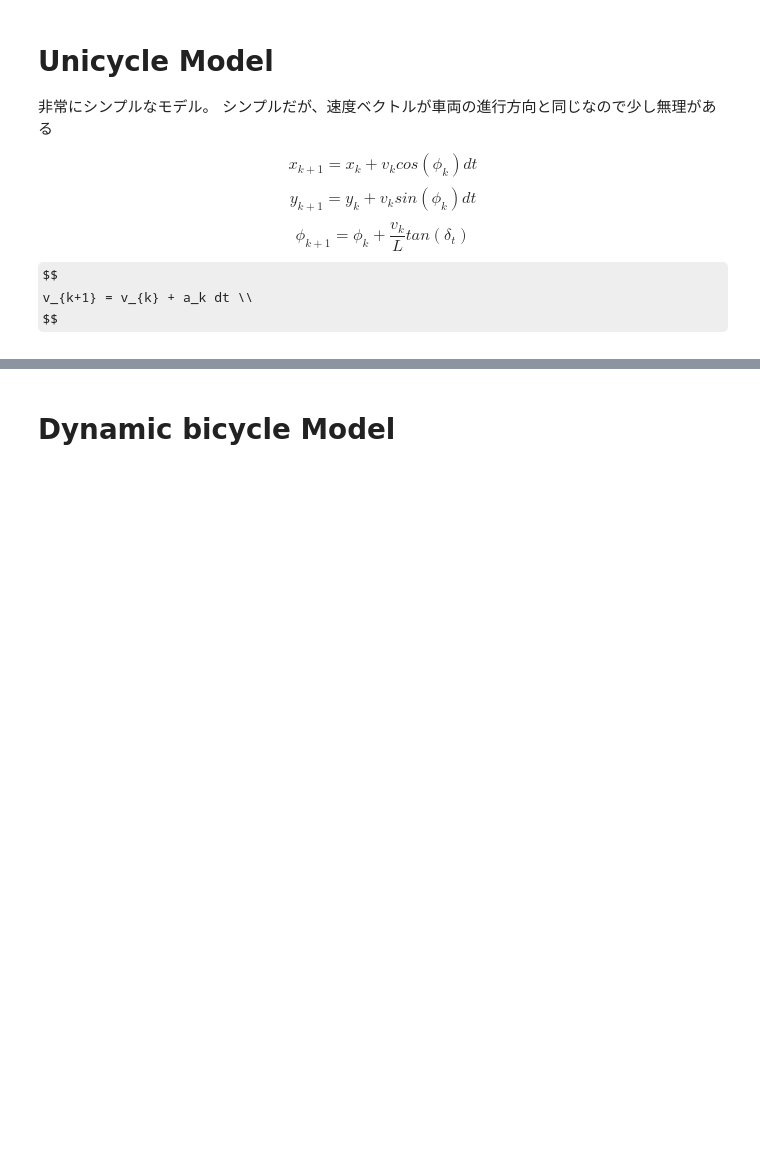
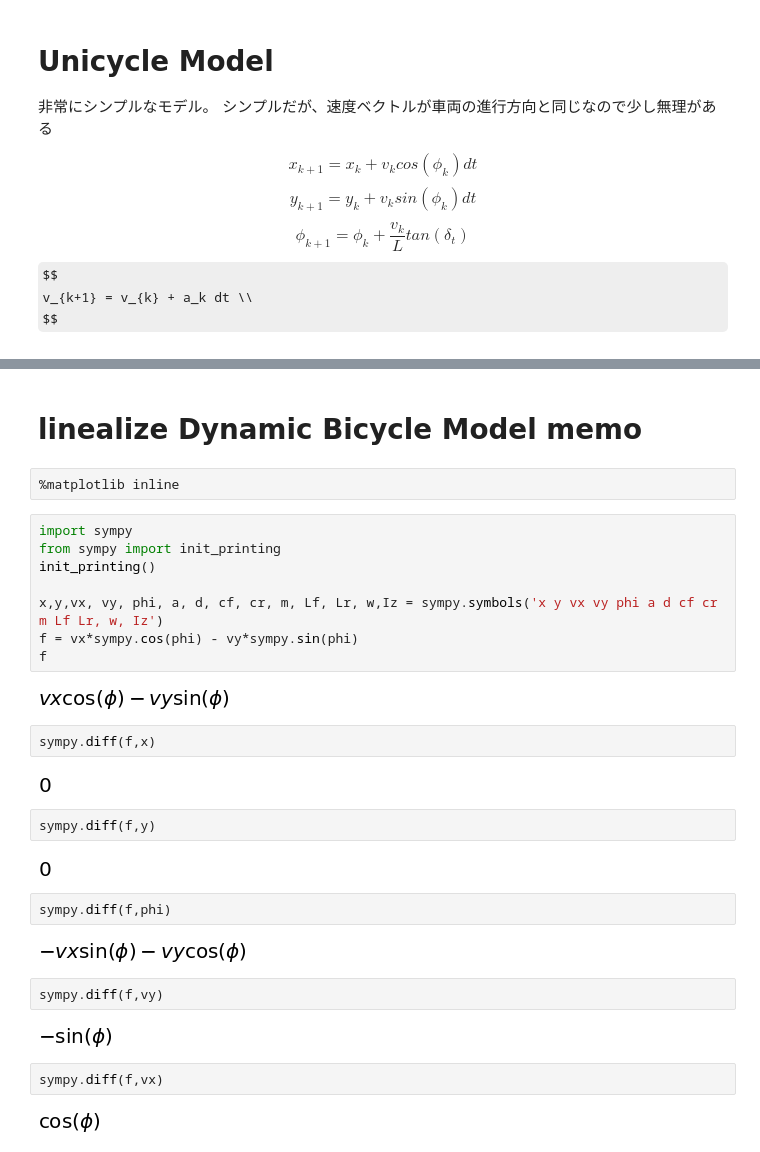
Before and after one commit to AtsushiSakai/PyAdvancedControl, a Jupyter notebook: steer_vehicle_model/vehicle_model_note.ipynb, the cells around one changed output, grey strips where cells are left out. Cells and saved outputs as stored; diff of their text form; some formulas as TeX source; blank space fills up the shorter version.

```diff
--- a/steer_vehicle_model/vehicle_model_note.ipynb
+++ b/steer_vehicle_model/vehicle_model_note.ipynb
@@ -30,2 +42,34 @@ $$ v_{k+1} = v_{k} + a_k dt $$
 # %% [markdown]
-# Dynamic bicycle Model
+# linealize Dynamic Bicycle Model memo
+# %%
+%matplotlib inline
+# %%
+import sympy
+from sympy import init_printing
+init_printing()
+
+x,y,vx, vy, phi, a, d, cf, cr, m, Lf, Lr, w,Iz = sympy.symbols('x y vx vy phi a d cf cr m Lf Lr, w, Iz')
+f = vx*sympy.cos(phi) - vy*sympy.sin(phi)
+f
+# %% [output]
+[figure, added]
+# %%
+sympy.diff(f,x)
+# %% [output]
+[figure, added]
+# %%
+sympy.diff(f,y)
+# %% [output]
+[figure, added]
+# %%
+sympy.diff(f,phi)
+# %% [output]
+[figure, added]
+# %%
+sympy.diff(f,vy)
+# %% [output]
+[figure, added]
+# %%
+sympy.diff(f,vx)
+# %% [output]
+[figure, added]
```
Also changed, not shown: parts of 21 cells of this notebook.
